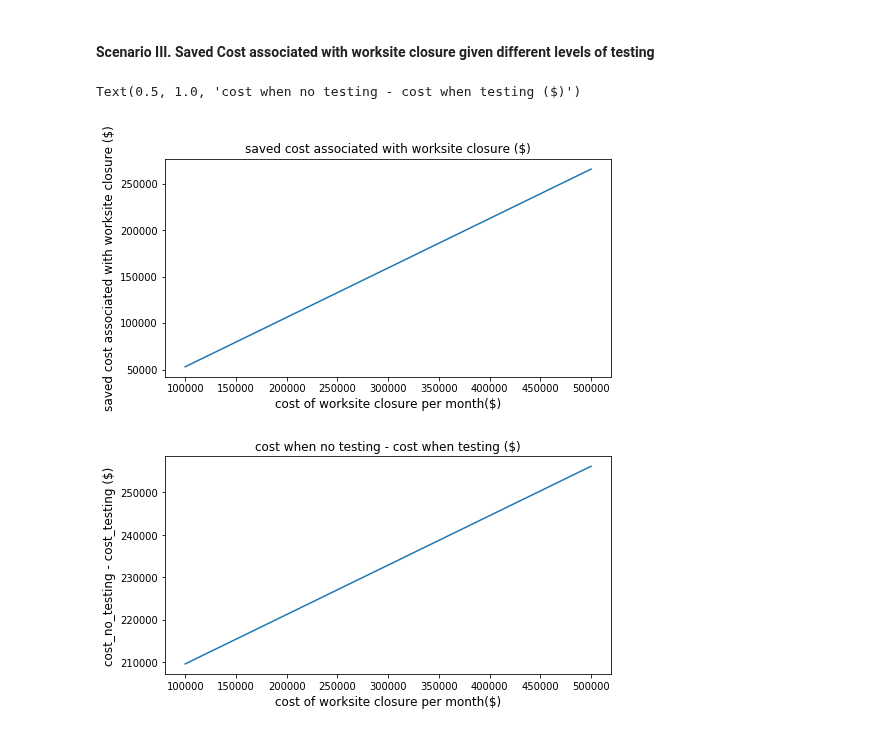
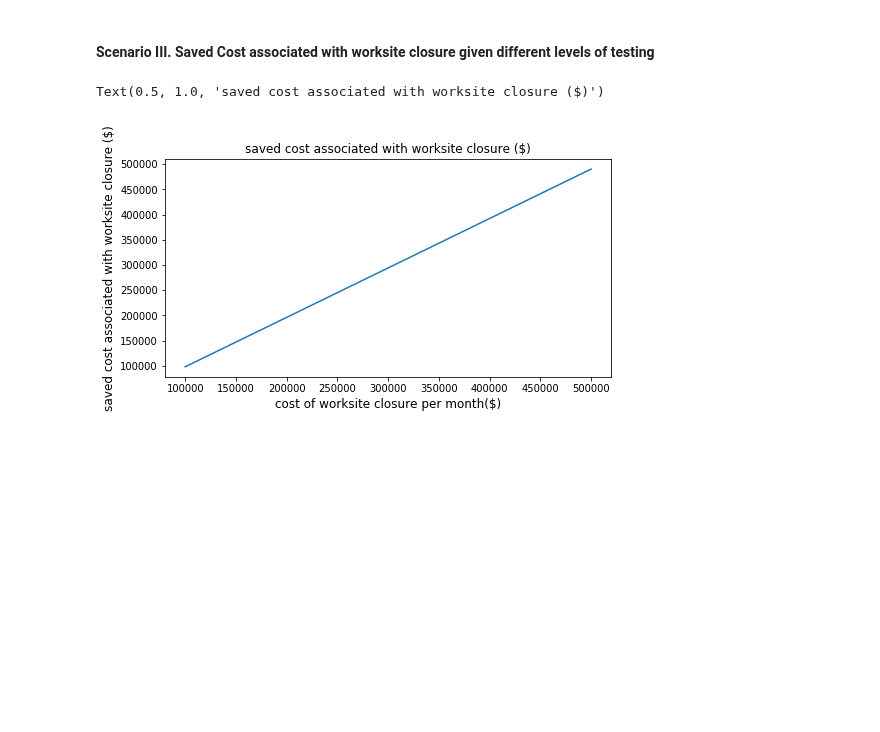
Before and after one commit to act-now-coalition/covid-data-model, a Jupyter notebook: pyseir/testing/notebooks/testing_strategy_simulation.ipynb, the cells around one changed output. Drawn from its saved outputs; the diff is of its cells as text; code cells hidden in the pictures; blank space fills up the shorter version.

```diff
--- a/pyseir/testing/notebooks/testing_strategy_simulation.ipynb
+++ b/pyseir/testing/notebooks/testing_strategy_simulation.ipynb
@@ -56,13 +57,13 @@ Rt = load_rt(FIPS)
 # %%
-max_pcr_cost_per_month = 100000
+max_pcr_cost_per_month = 500000
 # %%
 ts = TestStrategySimulator(fips=FIPS,
                            antibody_coverage = [1],
                            date=Rt.index[-1],
-                           pcr_frequency=[1, 2, 3, 4, 8],
+                           pcr_frequency=[1, 2, 3, 4, 8, 15, 30],
                            max_pcr_cost_per_month=max_pcr_cost_per_month)
 
 ts.run()
-optimized = ts.optimize(by='outbreak_prob')
+optimized = ts.optimize(by=['outbreak_prob', 'delta_p_infected'])
 params, metrics = ts.reformat_optimization_results(optimized)
 # %% [markdown]
@@ -157,39 +154,30 @@ WARNING:matplotlib.legend:No handles with labels found to put in legend.
 # %%
 site_closure_costs = [100000, 200000, 300000, 500000]
 delta_cost_worksite_closure = list()
 net_costs = list()
 for site_closure_cost in site_closure_costs:
     ts = TestStrategySimulator(fips=FIPS,
                                antibody_coverage=[1],
                                pcr_coverage=[1],
                                pcr_frequency=[1],
                                date=Rt.index[-1],
                                site_closure_cost=site_closure_cost,
                                max_pcr_cost_per_month=np.inf)
 
     ts.run()
-    delta_cost_worksite_closure.append(ts.results['delta_closure_cost'].iloc[0])
+    delta_cost_worksite_closure.append(ts.results['saved_cost_of_site_closure'].iloc[0])
     net_costs.append(ts.results['net_cost'].iloc[0])
+
 
 
 plt.figure(figsize=(8, 4))
 plt.plot(site_closure_costs,
          delta_cost_worksite_closure,
          label=f'pcr test {freq} times per month')
 plt.xlabel('cost of worksite closure per month($)', fontsize=12)
 plt.ylabel('saved cost associated with worksite closure ($)',
           fontsize=12)
 plt.title('saved cost associated with worksite closure ($)')
-
-
-plt.figure(figsize=(8, 4))
-plt.plot(site_closure_costs, net_costs,
-         label=f'pcr test {freq} times per month')
-plt.xlabel('cost of worksite closure per month($)', fontsize=12)
-plt.ylabel('cost_no_testing - cost_testing ($)',
-          fontsize=12)
-plt.title('cost when no testing - cost when testing ($)')
 # %% [output]
-Text(0.5, 1.0, 'cost when no testing - cost when testing ($)')
+Text(0.5, 1.0, 'saved cost associated with worksite closure ($)')
-[figure, old version]
+[figure, new version]
-[figure, removed]
```
Also changed, not shown: parts of 6 cells of this notebook.
